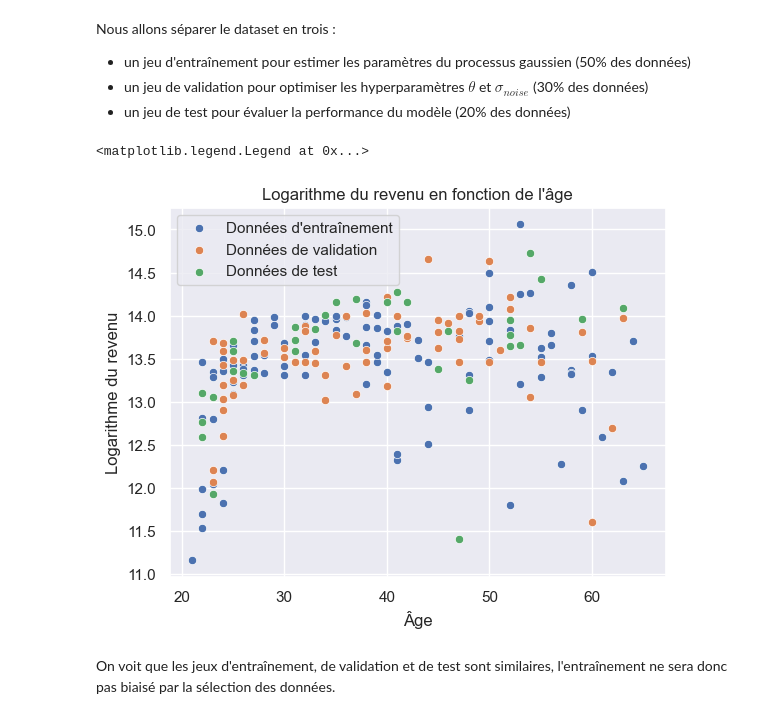
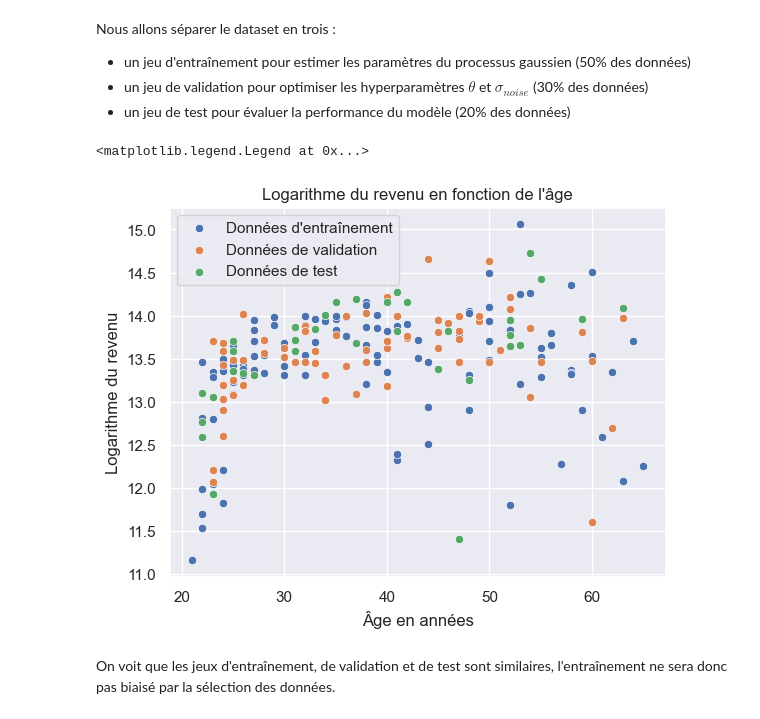
Before and after one commit to cmnemoi/GaussianProcess, a Jupyter notebook: notebook.ipynb, the cells around one changed output. Cells and saved outputs as stored; diff of their text form; code cells hidden in the pictures.

```diff
--- a/notebook.ipynb
+++ b/notebook.ipynb
@@ -59,14 +65,14 @@ val_data, test_data = train_test_split(val_data, test_size=0.33, random_state=SE
 # %%
 sns.scatterplot(data=train_data, x='age', y='log.income')
 sns.scatterplot(data=val_data, x='age', y='log.income')
 sns.scatterplot(data=test_data, x='age', y='log.income')
 
 plt.title("Logarithme du revenu en fonction de l'âge")
-plt.xlabel("Âge")
+plt.xlabel("Âge en années")
 plt.ylabel("Logarithme du revenu")
 plt.legend(['Données d\'entraînement', 'Données de validation', 'Données de test'])
 # %% [output]
 <matplotlib.legend.Legend at 0x...>
-[figure, old version]
+[figure, new version]
 # %% [markdown]
 On voit que les jeux d'entraînement, de validation et de test sont similaires, l'entraînement ne sera donc pas biaisé par la sélection des données.
```
Also changed, not shown: parts of 12 cells of this notebook, 1 other file.
